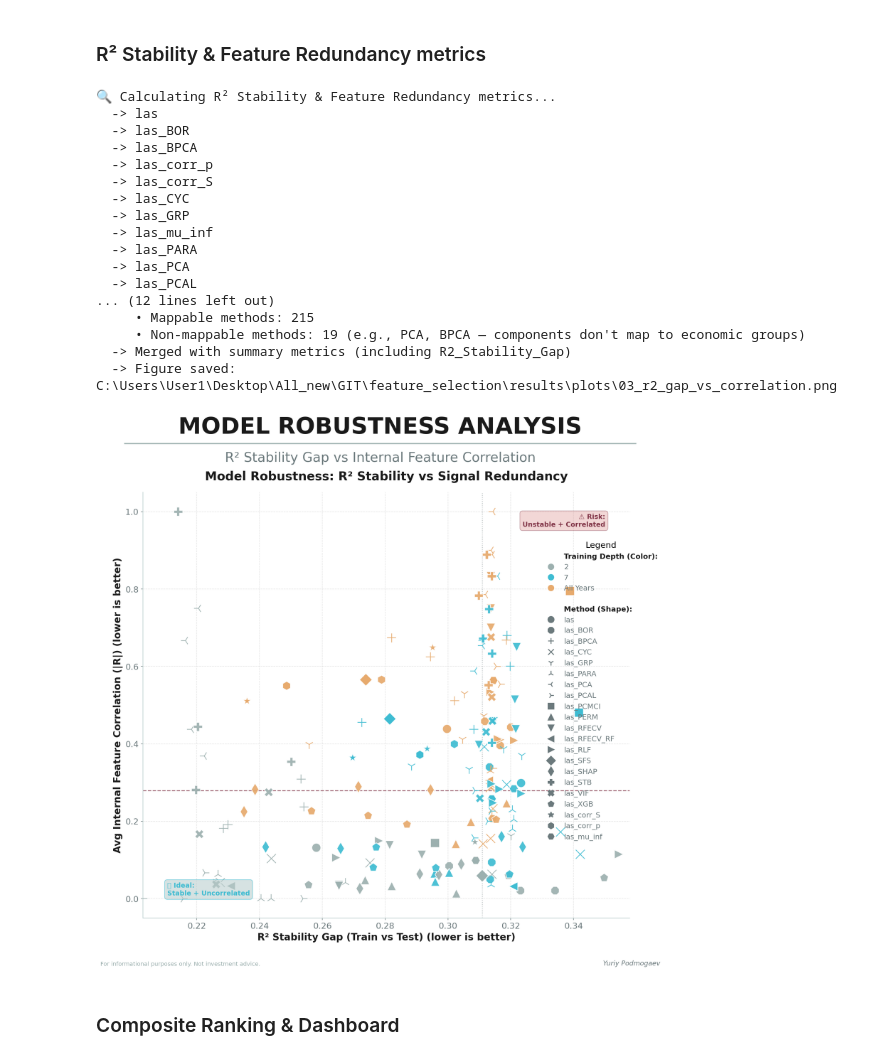
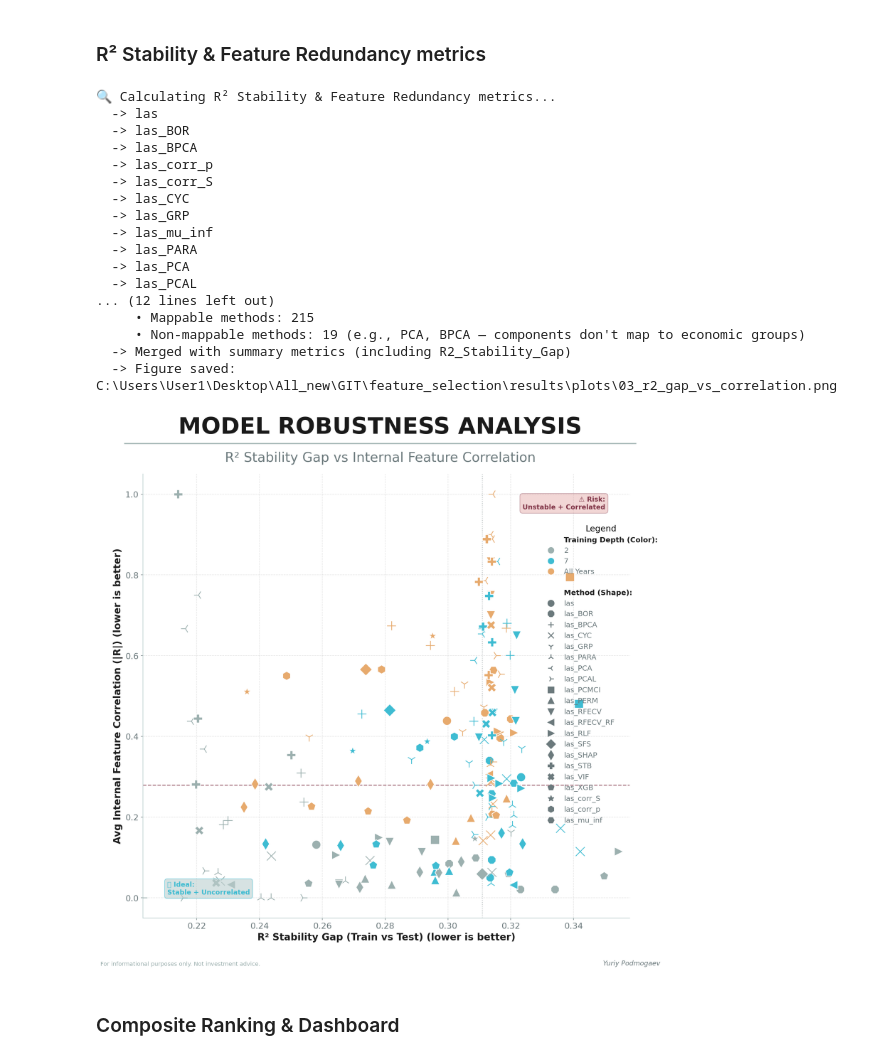
Before and after one commit to ypodmogaev/feature_selection, a Jupyter notebook: feature_selection.ipynb, the cells around one changed output. Drawn from its saved outputs; the diff is of its cells as text; code cells hidden in the pictures.

```diff
--- a/feature_selection.ipynb
+++ b/feature_selection.ipynb
@@ -5589,7 +5589,7 @@ def plot_entropy_vs_jaccard(
     - Non-mappable (entropy = 0): gray semi-transparent markers
     """
     fig, ax = plt.subplots(figsize=(14, 14))
-    fig.subplots_adjust(left=0.11, right=0.91, top=0.79, bottom=0.09)
+    fig.subplots_adjust(left=0.11, right=0.91, top=0.82, bottom=0.09)
 
     add_figure_header(
         fig,
@@ -5648,7 +5648,7 @@ def plot_entropy_vs_jaccard(
                 s=220,
                 edgecolor='white',
                 linewidth=1.2,
-                alpha=0.92,
+                alpha=1, #0.92,
                 zorder=3,
             )
 
@@ -5718,13 +5718,13 @@ def plot_entropy_vs_jaccard(
         fontsize=16,
         color=INK
     )
-    ax.set_title(
-        'Feature Selection Behavior: Diversity vs Consistency',
-        fontweight='bold',
-        pad=20,
-        fontsize=20,
-        color=INK
-    )
+    # ax.set_title(
+    #     'Feature Selection Behavior: Diversity vs Consistency',
+    #     fontweight='bold',
+    #     pad=20,
+    #     fontsize=20,
+    #     color=INK
+    # )
 
     add_custom_legend(ax, depth_palette, method_markers, leg_x=0.82, leg_y=0.9)
 
@@ -5994,7 +5994,7 @@ def plot_r2_gap_vs_correlation(
         return None, None
 
     fig, ax = plt.subplots(figsize=(14, 14))
-    fig.subplots_adjust(left=0.11, right=0.91, top=0.79, bottom=0.09)
+    fig.subplots_adjust(left=0.11, right=0.91, top=0.82, bottom=0.09)
 
     add_figure_header(
         fig,
@@ -6017,7 +6017,7 @@ def plot_r2_gap_vs_correlation(
             s=220,
             edgecolor='white',
             linewidth=1.2,
-            alpha=0.92,
+            alpha=1, #0.92,
             zorder=3,
         )
 
@@ -6071,13 +6071,13 @@ def plot_r2_gap_vs_correlation(
         fontsize=16,
         color=INK
     )
-    ax.set_title(
-        'Model Robustness: R² Stability vs Signal Redundancy',
-        fontweight='bold',
-        pad=20,
-        fontsize=20,
-        color=INK
-    )
+    # ax.set_title(
+    #     'Model Robustness: R² Stability vs Signal Redundancy',
+    #     fontweight='bold',
+    #     pad=20,
+    #     fontsize=20,
+    #     color=INK
+    # )
 
     # Легенда
     add_custom_legend(ax, depth_palette, method_markers, leg_x=0.81, leg_y=0.9)
@@ -6120,34 +6120,34 @@ if len(df_redundancy) > 0:
     depth_palette = generate_depth_palette(df_redundancy)
     method_markers = generate_method_markers(df_redundancy)
 
     # 🆕 Вызываем обновленную функцию
     plot_r2_gap_vs_correlation(
         df_redundancy,
         depth_palette=depth_palette,
         method_markers=method_markers,
         save_path=SAVE_DIR / "03_r2_gap_vs_correlation.png",
     )
 else:
     print("⚠️ No data to plot.")
 # %% [output]
 🔍 Calculating R² Stability & Feature Redundancy metrics...
   -> las
   -> las_BOR
   -> las_BPCA
   -> las_corr_p
   -> las_corr_S
   -> las_CYC
   -> las_GRP
   -> las_mu_inf
   -> las_PARA
   -> las_PCA
   -> las_PCAL
 ... (12 lines left out)
      • Mappable methods: 215
      • Non-mappable methods: 19 (e.g., PCA, BPCA — components don't map to economic groups)
   -> Merged with summary metrics (including R2_Stability_Gap)
   -> Figure saved: C:\Users\User1\Desktop\All_new\GIT\feature_selection\results\plots\03_r2_gap_vs_correlation.png
-[figure, old version]
+[figure, new version]
 # %% [markdown]
 ### Composite Ranking & Dashboard
 # %%
```
Also changed, not shown: parts of 18 cells of this notebook.
